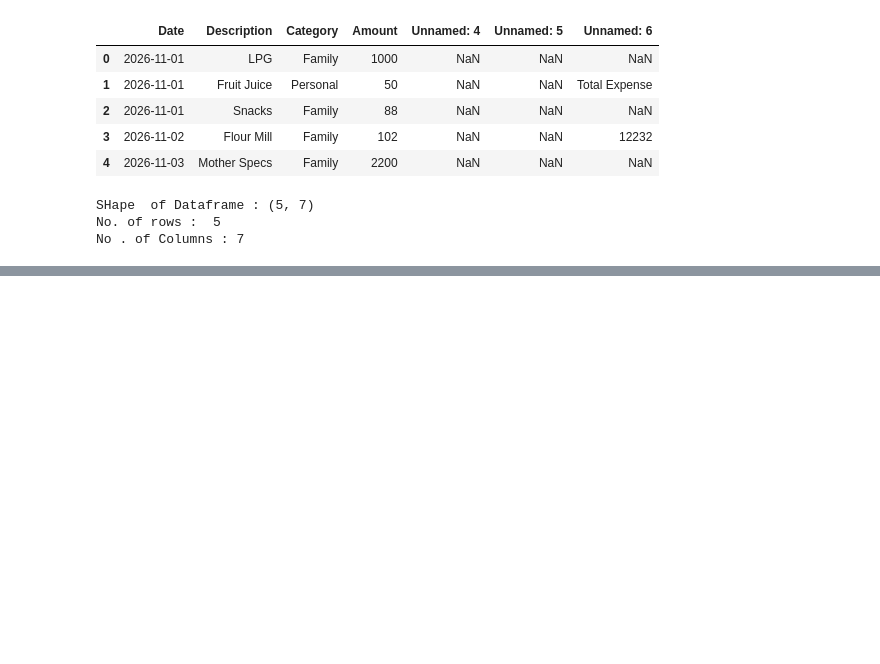
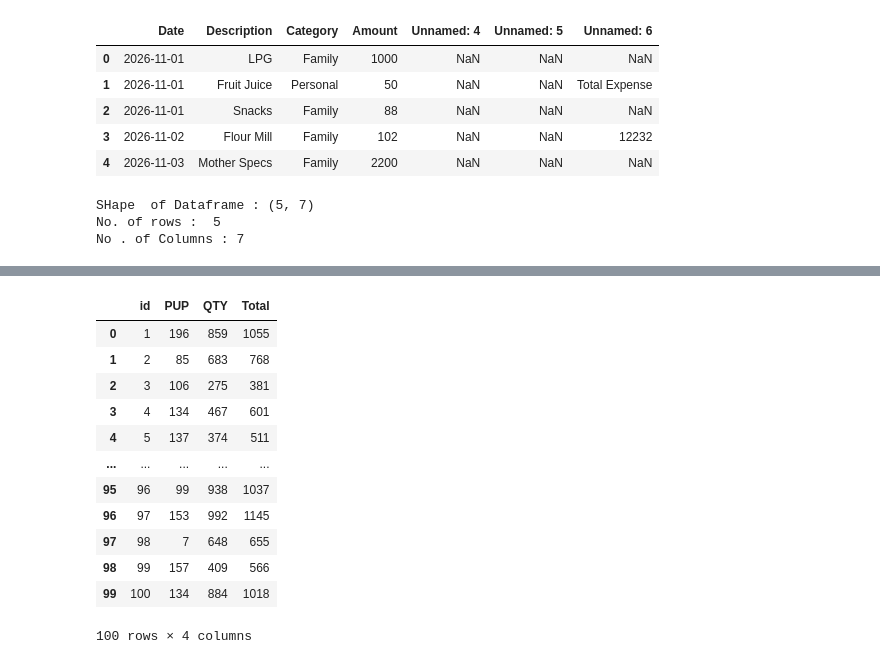
Before and after one commit to AshuGit003/PythonPractice, a Jupyter notebook: Pandas.ipynb, the cells around one changed output, grey strips where cells are left out. Cells and saved outputs as stored; diff of their text form; code cells hidden in the pictures; blank space fills up the shorter version.

```diff
--- a/Pandas.ipynb
+++ b/Pandas.ipynb
@@ -218,0 +416,18 @@ No . of Columns : 7
+# %%
+df = pd.read_csv('Files/Sales26_Nov.csv')
+df['Total'] = df['PUP']+df['QTY']
+df
+# %% [output]
+|  | id | PUP | QTY | Total |
+| 0 | 1 | 196 | 859 | 1055 |
+| 1 | 2 | 85 | 683 | 768 |
+| 2 | 3 | 106 | 275 | 381 |
+| 3 | 4 | 134 | 467 | 601 |
+| 4 | 5 | 137 | 374 | 511 |
+| ... | ... | ... | ... | ... |
+| 95 | 96 | 99 | 938 | 1037 |
+| 96 | 97 | 153 | 992 | 1145 |
+| 97 | 98 | 7 | 648 | 655 |
+| 98 | 99 | 157 | 409 | 566 |
+| 99 | 100 | 134 | 884 | 1018 |
+100 rows × 4 columns
```
Also changed, not shown: parts of 18 cells of this notebook, 1 other file.
